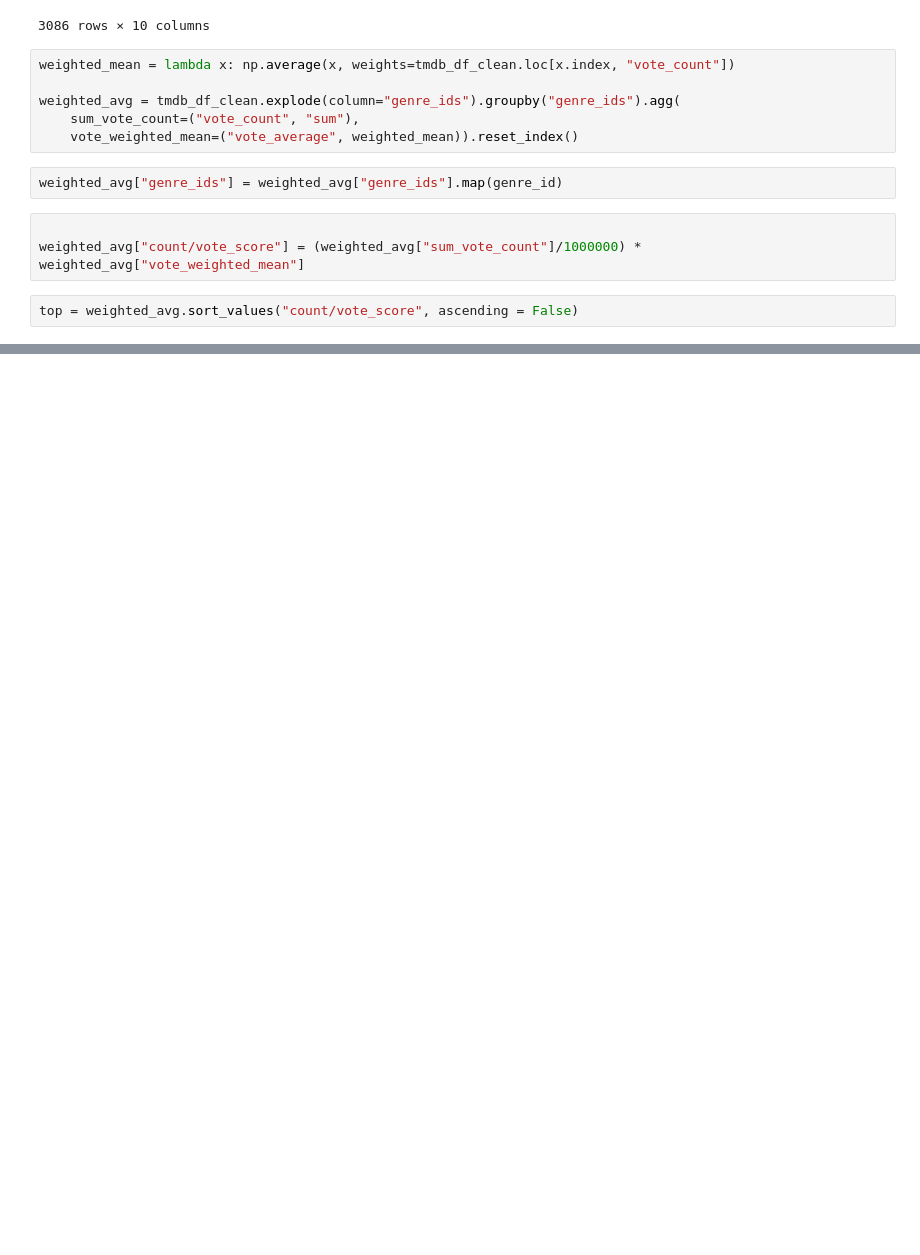
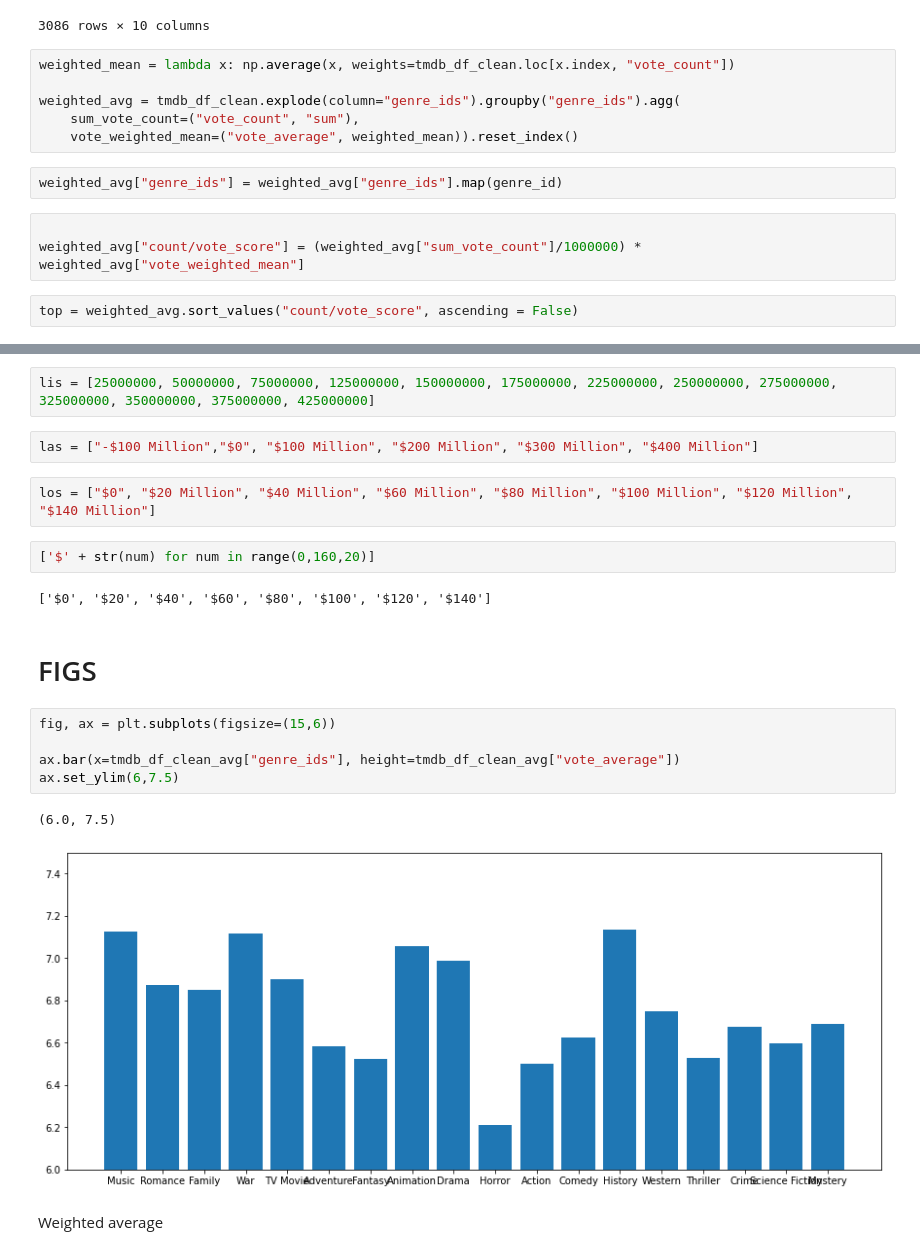
Before and after one commit to Co-nn/Movie-Analysis-Project, a Jupyter notebook: Connor/Untitled.ipynb, the cells around one changed output, grey strips where cells are left out. Saved outputs shown, nothing was run; the diff lists cells and outputs as text; blank space fills up the shorter version.

```diff
--- a/Connor/Untitled.ipynb
+++ b/Connor/Untitled.ipynb
@@ -263,3 +358,25 @@ top = weighted_avg.sort_values("count/vote_score", ascending = False)
+# %%
+lis = [25000000, 50000000, 75000000, 125000000, 150000000, 175000000, 225000000, 250000000, 275000000, 325000000, 350000000, 375000000, 425000000]
+# %%
+las = ["-$100 Million","$0", "$100 Million", "$200 Million", "$300 Million", "$400 Million"]
+# %%
+los = ["$0", "$20 Million", "$40 Million", "$60 Million", "$80 Million", "$100 Million", "$120 Million", "$140 Million"]
+# %%
+['$' + str(num) for num in range(0,160,20)]
+# %% [output]
+['$0', '$20', '$40', '$60', '$80', '$100', '$120', '$140']
+# %% [markdown]
+# FIGS
+# %%
+fig, ax = plt.subplots(figsize=(15,6))
+
+ax.bar(x=tmdb_df_clean_avg["genre_ids"], height=tmdb_df_clean_avg["vote_average"])
+ax.set_ylim(6,7.5)
+# %% [output]
+(6.0, 7.5)
+[figure, added]
+# %% [markdown]
+Weighted average
 # %%
 fig, ax = plt.subplots(figsize=(15,6))
 
```
Also changed, not shown: parts of 28 cells of this notebook, 3 other files.
